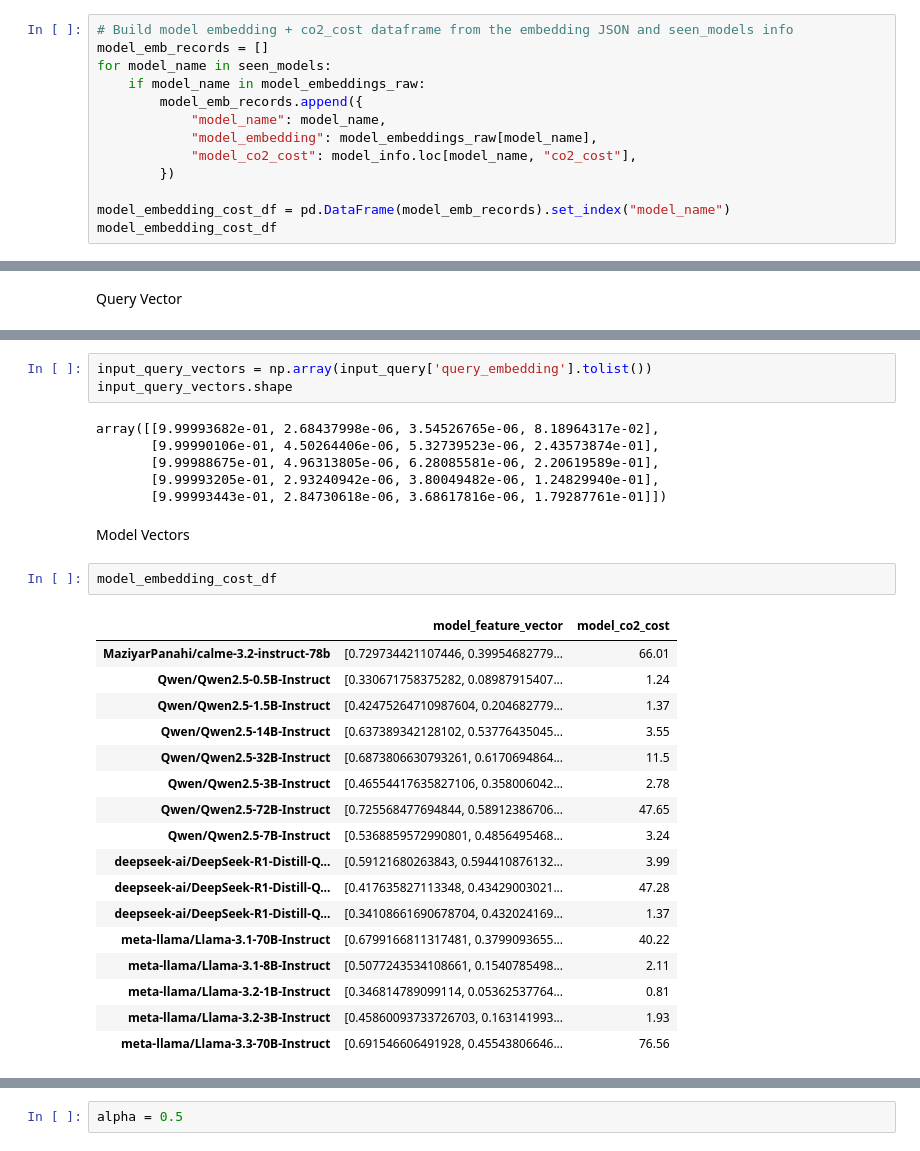
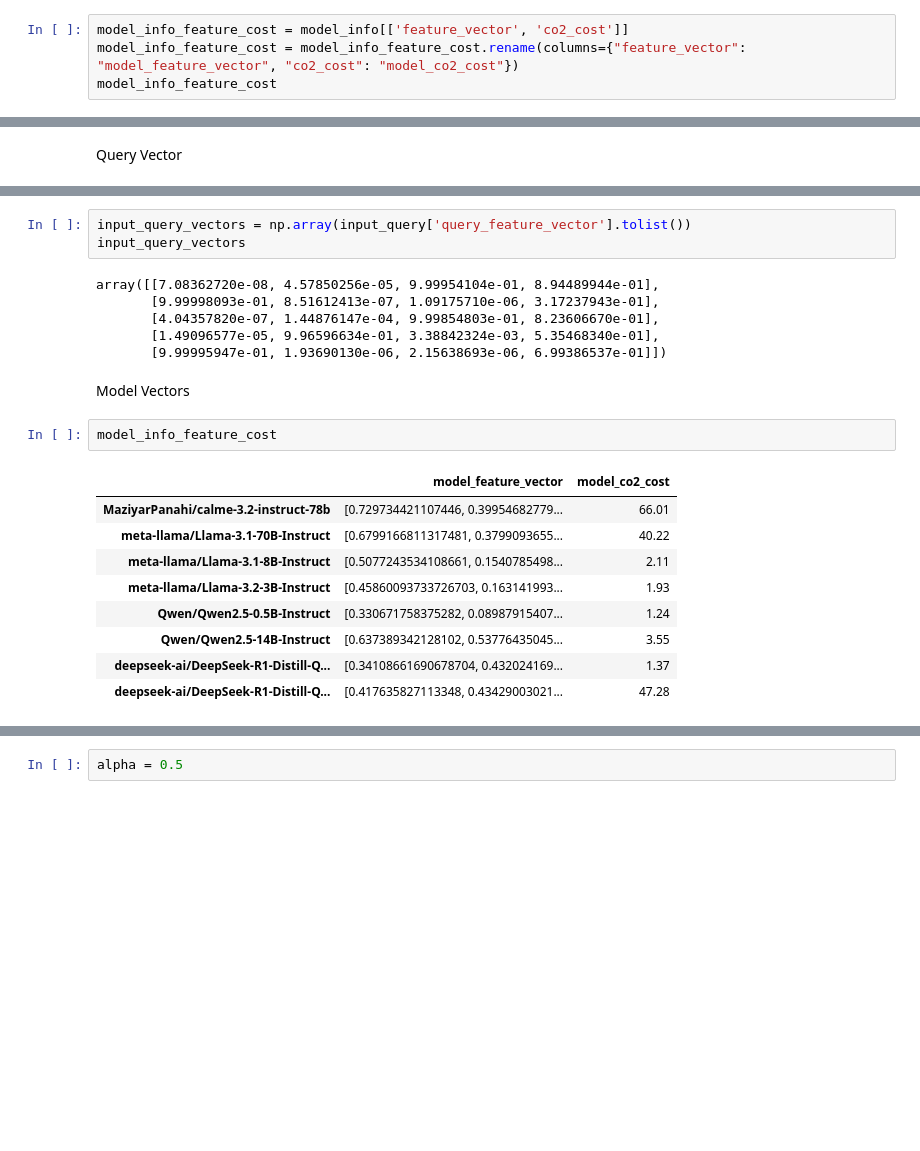
Before and after one commit to Yide-Song2025/AR-LLM, a Jupyter notebook: router.ipynb, the cells around one changed output, grey strips where cells are left out. Drawn from its saved outputs; the diff is of its cells as text; blank space fills up the shorter version.

```diff
--- a/router.ipynb
+++ b/router.ipynb
@@ -106,16 +99,7 @@ query_id_model_correct_df
 # %%
-# Build model embedding + co2_cost dataframe from the embedding JSON and seen_models info
-model_emb_records = []
-for model_name in seen_models:
-    if model_name in model_embeddings_raw:
-        model_emb_records.append({
-            "model_name": model_name,
-            "model_embedding": model_embeddings_raw[model_name],
-            "model_co2_cost": model_info.loc[model_name, "co2_cost"],
-        })
-
-model_embedding_cost_df = pd.DataFrame(model_emb_records).set_index("model_name")
-model_embedding_cost_df
+model_info_feature_cost = model_info[['feature_vector', 'co2_cost']]
+model_info_feature_cost = model_info_feature_cost.rename(columns={"feature_vector": "model_feature_vector", "co2_cost": "model_co2_cost"})
+model_info_feature_cost
 # %% [output]
 |  | model_feature_vector | model_co2_cost |
 | MaziyarPanahi/calme-3.2-instruct-78b | [0.729734421107446, 0.39954682779... | 66.01 |
@@ -533,32 +476,24 @@ input_query
 # %%
-input_query_vectors = np.array(input_query['query_embedding'].tolist())
-input_query_vectors.shape
+input_query_vectors = np.array(input_query['query_feature_vector'].tolist())
+input_query_vectors
 # %% [output]
-array([[9.99993682e-01, 2.68437998e-06, 3.54526765e-06, 8.18964317e-02],
-       [9.99990106e-01, 4.50264406e-06, 5.32739523e-06, 2.43573874e-01],
-       [9.99988675e-01, 4.96313805e-06, 6.28085581e-06, 2.20619589e-01],
-       [9.99993205e-01, 2.93240942e-06, 3.80049482e-06, 1.24829940e-01],
-       [9.99993443e-01, 2.84730618e-06, 3.68617816e-06, 1.79287761e-01]])
+array([[7.08362720e-08, 4.57850256e-05, 9.99954104e-01, 8.94489944e-01],
+       [9.99998093e-01, 8.51612413e-07, 1.09175710e-06, 3.17237943e-01],
+       [4.04357820e-07, 1.44876147e-04, 9.99854803e-01, 8.23606670e-01],
+       [1.49096577e-05, 9.96596634e-01, 3.38842324e-03, 5.35468340e-01],
+       [9.99995947e-01, 1.93690130e-06, 2.15638693e-06, 6.99386537e-01]])
 # %% [markdown]
 Model Vectors
 # %%
-model_embedding_cost_df
+model_info_feature_cost
 # %% [output]
 |  | model_feature_vector | model_co2_cost |
 | MaziyarPanahi/calme-3.2-instruct-78b | [0.729734421107446, 0.39954682779... | 66.01 |
-| Qwen/Qwen2.5-0.5B-Instruct | [0.330671758375282, 0.08987915407... | 1.24 |
-| Qwen/Qwen2.5-1.5B-Instruct | [0.42475264710987604, 0.204682779... | 1.37 |
-| Qwen/Qwen2.5-14B-Instruct | [0.637389342128102, 0.53776435045... | 3.55 |
-| Qwen/Qwen2.5-32B-Instruct | [0.6873806630793261, 0.6170694864... | 11.5 |
-| Qwen/Qwen2.5-3B-Instruct | [0.46554417635827106, 0.358006042... | 2.78 |
-| Qwen/Qwen2.5-72B-Instruct | [0.725568477694844, 0.58912386706... | 47.65 |
-| Qwen/Qwen2.5-7B-Instruct | [0.5368859572990801, 0.4856495468... | 3.24 |
-| deepseek-ai/DeepSeek-R1-Distill-Q... | [0.59121680263843, 0.594410876132... | 3.99 |
-| deepseek-ai/DeepSeek-R1-Distill-Q... | [0.417635827113348, 0.43429003021... | 47.28 |
-| deepseek-ai/DeepSeek-R1-Distill-Q... | [0.34108661690678704, 0.432024169... | 1.37 |
 | meta-llama/Llama-3.1-70B-Instruct | [0.6799166811317481, 0.3799093655... | 40.22 |
 | meta-llama/Llama-3.1-8B-Instruct | [0.5077243534108661, 0.1540785498... | 2.11 |
-| meta-llama/Llama-3.2-1B-Instruct | [0.346814789099114, 0.05362537764... | 0.81 |
 | meta-llama/Llama-3.2-3B-Instruct | [0.45860093733726703, 0.163141993... | 1.93 |
-| meta-llama/Llama-3.3-70B-Instruct | [0.691546606491928, 0.45543806646... | 76.56 |
+| Qwen/Qwen2.5-0.5B-Instruct | [0.330671758375282, 0.08987915407... | 1.24 |
+| Qwen/Qwen2.5-14B-Instruct | [0.637389342128102, 0.53776435045... | 3.55 |
+| deepseek-ai/DeepSeek-R1-Distill-Q... | [0.34108661690678704, 0.432024169... | 1.37 |
+| deepseek-ai/DeepSeek-R1-Distill-Q... | [0.417635827113348, 0.43429003021... | 47.28 |
 # %%
```
Also changed, not shown: parts of 30 cells of this notebook, 7 other files.
